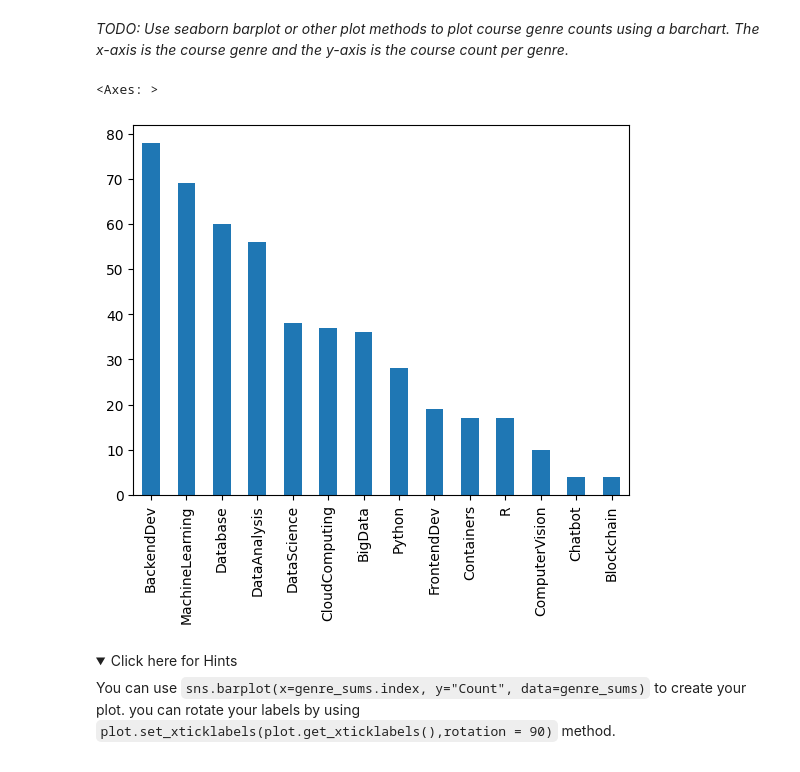
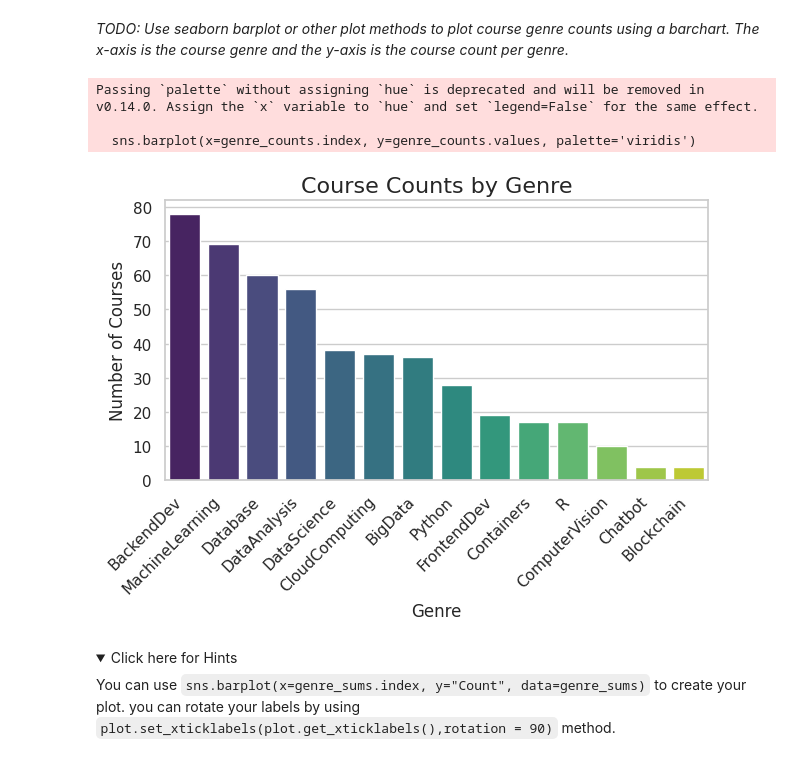
Before and after one commit to WillMeyburgh/ibm-ml-certificate, a Jupyter notebook: course 6/module 1/lab_jupyter_eda.ipynb, the cells around one changed output. Cells and saved outputs as stored; diff of their text form; code cells hidden in the pictures; folded sections open.

```diff
--- a/course 6/module 1/lab_jupyter_eda.ipynb
+++ b/course 6/module 1/lab_jupyter_eda.ipynb
@@ -62,6 +62,8 @@ import matplotlib.pyplot as plt
 import seaborn as sns
 from wordcloud import WordCloud, STOPWORDS, ImageColorGenerator
 
+sns.set_theme(style="whitegrid")
+
 %matplotlib inline
 # %%
 # also set a random state
@@ -291,11 +293,29 @@ We can also visualize course genre counts using a bar chart:
 # %% [markdown]
 _TODO: Use seaborn barplot or other plot methods to plot course genre counts using a barchart. The x-axis is the course genre and the y-axis is the course count per genre._
 # %%
-# WRITE YOUR CODE HERE
-course_df[genres].sum(axis=0).sort_values(ascending=False).plot.bar()
+genre_counts = course_df[genres].sum(axis=0).sort_values(ascending=False)
+# Calculate the course counts for each genregenre_counts = course_df[genres].sum(axis=0).sort_values(ascending=False)# Create a figure and axes for the plotplt.figure(figsize=(14, 7))
+# Create the bar plot using seaborn
+sns.barplot(x=genre_counts.index, y=genre_counts.values, palette='viridis')
+
+# Add a title and labels for clarity
+plt.title('Course Counts by Genre', fontsize=16)
+plt.xlabel('Genre', fontsize=12)
+plt.ylabel('Number of Courses', fontsize=12)
+
+# Rotate the x-axis labels for better readability
+plt.xticks(rotation=45, ha='right')
+
+# Ensure the layout is tight
+plt.tight_layout()
+
+# Show the plot
+plt.show()
 # %% [output]
-<Axes: >
+Passing `palette` without assigning `hue` is deprecated and will be removed in v0.14.0. Assign the `x` variable to `hue` and set `legend=False` for the same effect.
+
+  sns.barplot(x=genre_counts.index, y=genre_counts.values, palette='viridis')
-[figure, old version]
+[figure, new version]
 # %% [markdown]
 <details>
     <summary>Click here for Hints</summary>
```
Also changed, not shown: parts of 2 cells of this notebook, 17 other files.
